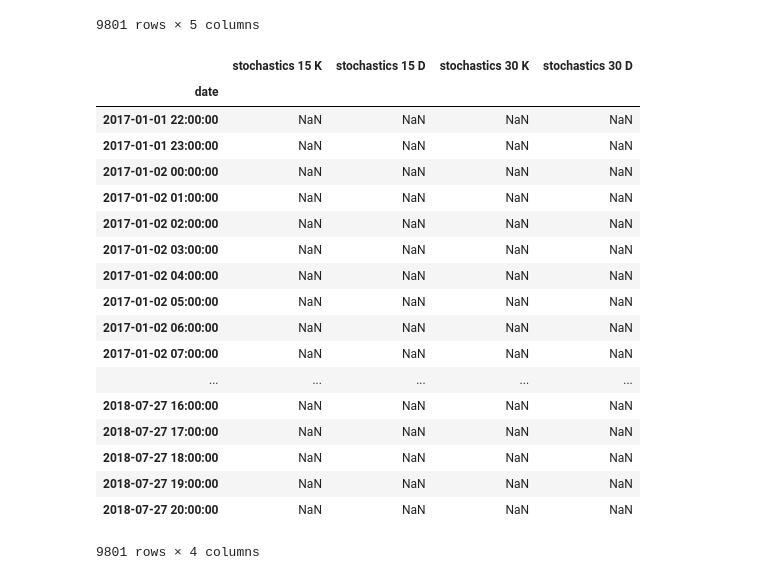
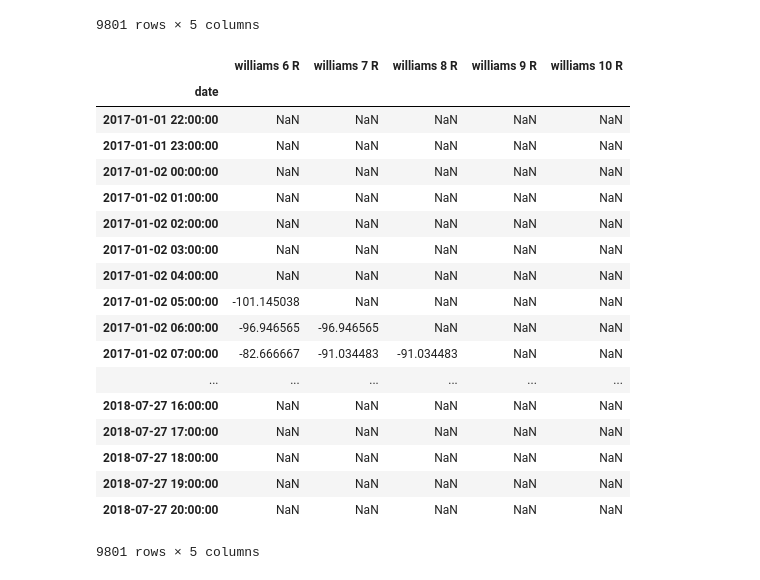
Before and after one commit to sami2310/Forex-ML, a Jupyter notebook: Forex_prediction.ipynb, the cells around one changed output. Drawn from its saved outputs; the diff is of its cells as text; code cells hidden in the pictures.

Commit message:
Williams indicator

```diff
--- a/Forex_prediction.ipynb
+++ b/Forex_prediction.ipynb
@@ -51,19 +51,20 @@ df
 | 2018-07-27 20:00:00 | 1.16594 | 1.16614 | 1.16566 | 1.16585 | 3992.9700 |
 9801 rows × 5 columns
 # %%
-# Stochastic oscillator function
+# Williams oscillator function
 
-def stochastic(prices, periods):
+def williams(prices, periods):
     """
 
     :param prices: DataFrame of OHLC data
     :param periods: List of periods to calculate function value
-    :return: oscillator function values
+
+    :return: williams oscillator function values
     """
     results = pd.DataFrame(index=prices.index)
 
-    for i in range(0, len(periods)):
-        Ks = []
+    for i in range(len(periods)):
+        Rs = []
 
         for j in range(periods[i], len(prices) - periods[i]):
             C = prices.close.iloc[j + 1]
@@ -71,41 +72,42 @@ def stochastic(prices, periods):
             L = prices.low.iloc[j - periods[i]:j].min()
 
             if H == L:
-                K = 0
+                R = 0
             else:
-                K = 100 * (C - L) / (H - L)
-            Ks = np.append(Ks, K)
+                R = - 100 * (H - C) / (H - L)
+            Rs = np.append(Rs, R)
 
-        df = pd.DataFrame(Ks, index=prices.iloc[periods[i] + 1:-periods[i] + 1].index)
-        df.columns = ['stochastics ' + str(periods[i]) + ' K']
-        df['stochastics ' + str(periods[i]) + ' D'] = df['stochastics ' + str(periods[i]) + ' K'].rolling(3).mean()
+        df = pd.DataFrame(Rs, index=prices.iloc[periods[i] + 1:-periods[i] + 1].index)
+        df.columns = ['williams ' + str(periods[i]) + ' R']
         df = df.dropna()
 
         results = pd.concat([results, df], axis=1)
 
     return results
-# %%
-stochastic(df, [15,30])
-# %% [output]
-|  | stochastics 15 K | stochastics 15 D | stochastics 30 K | stochastics 30 D |
-| date |  |  |  |  |
-| 2017-01-01 22:00:00 | NaN | NaN | NaN | NaN |
-| 2017-01-01 23:00:00 | NaN | NaN | NaN | NaN |
-| 2017-01-02 00:00:00 | NaN | NaN | NaN | NaN |
-| 2017-01-02 01:00:00 | NaN | NaN | NaN | NaN |
-| 2017-01-02 02:00:00 | NaN | NaN | NaN | NaN |
-| 2017-01-02 03:00:00 | NaN | NaN | NaN | NaN |
-| 2017-01-02 04:00:00 | NaN | NaN | NaN | NaN |
-| 2017-01-02 05:00:00 | NaN | NaN | NaN | NaN |
-| 2017-01-02 06:00:00 | NaN | NaN | NaN | NaN |
-| 2017-01-02 07:00:00 | NaN | NaN | NaN | NaN |
-| ... | ... | ... | ... | ... |
-| 2018-07-27 16:00:00 | NaN | NaN | NaN | NaN |
-| 2018-07-27 17:00:00 | NaN | NaN | NaN | NaN |
-| 2018-07-27 18:00:00 | NaN | NaN | NaN | NaN |
-| 2018-07-27 19:00:00 | NaN | NaN | NaN | NaN |
-| 2018-07-27 20:00:00 | NaN | NaN | NaN | NaN |
-9801 rows × 4 columns
+# %%
+williamsKey = [6, 7, 8, 9, 10]
+
+williams(df, williamsKey)
+# %% [output]
+|  | williams 6 R | williams 7 R | williams 8 R | williams 9 R | williams 10 R |
+| date |  |  |  |  |  |
+| 2017-01-01 22:00:00 | NaN | NaN | NaN | NaN | NaN |
+| 2017-01-01 23:00:00 | NaN | NaN | NaN | NaN | NaN |
+| 2017-01-02 00:00:00 | NaN | NaN | NaN | NaN | NaN |
+| 2017-01-02 01:00:00 | NaN | NaN | NaN | NaN | NaN |
+| 2017-01-02 02:00:00 | NaN | NaN | NaN | NaN | NaN |
+| 2017-01-02 03:00:00 | NaN | NaN | NaN | NaN | NaN |
+| 2017-01-02 04:00:00 | NaN | NaN | NaN | NaN | NaN |
+| 2017-01-02 05:00:00 | -101.145038 | NaN | NaN | NaN | NaN |
+| 2017-01-02 06:00:00 | -96.946565 | -96.946565 | NaN | NaN | NaN |
+| 2017-01-02 07:00:00 | -82.666667 | -91.034483 | -91.034483 | NaN | NaN |
+| ... | ... | ... | ... | ... | ... |
+| 2018-07-27 16:00:00 | NaN | NaN | NaN | NaN | NaN |
+| 2018-07-27 17:00:00 | NaN | NaN | NaN | NaN | NaN |
+| 2018-07-27 18:00:00 | NaN | NaN | NaN | NaN | NaN |
+| 2018-07-27 19:00:00 | NaN | NaN | NaN | NaN | NaN |
+| 2018-07-27 20:00:00 | NaN | NaN | NaN | NaN | NaN |
+9801 rows × 5 columns
 # %%
 # The data
 interval = 20
```
Also changed, not shown: 2 other files.
